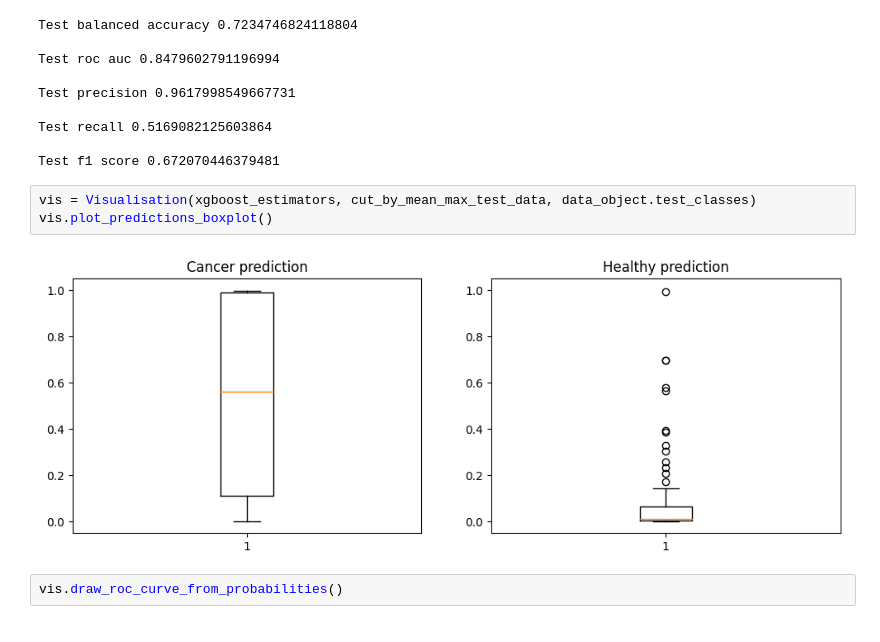
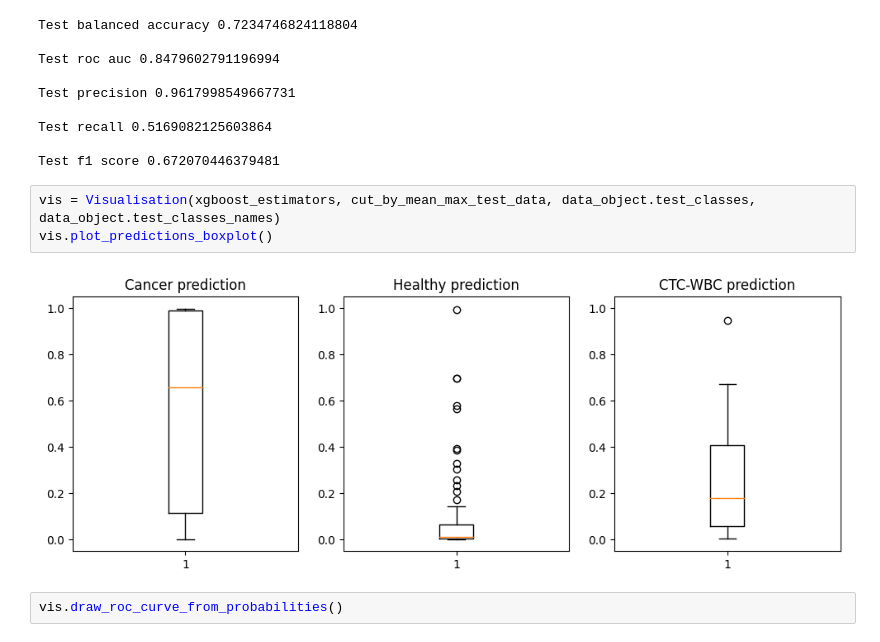
Before and after one commit to melehean/CTC-Detection, a Jupyter notebook: additional_test.ipynb, the cells around one changed output. Cells and saved outputs as stored; diff of their text form.

Commit message:
Add 2D data plot; Add mixed cells boxplots

```diff
--- a/additional_test.ipynb
+++ b/additional_test.ipynb
@@ -339,10 +357,10 @@ Test recall 0.5169082125603864
 
 Test f1 score 0.672070446379481
 # %%
-vis = Visualisation(xgboost_estimators, cut_by_mean_max_test_data, data_object.test_classes)
+vis = Visualisation(xgboost_estimators, cut_by_mean_max_test_data, data_object.test_classes, data_object.test_classes_names)
 vis.plot_predictions_boxplot()
 # %% [output]
-[figure, old version]
+[figure, new version]
 # %%
 vis.draw_roc_curve_from_probabilities()
 # %% [output]
```
Also changed, not shown: parts of 14 cells of this notebook, 4 other files.
